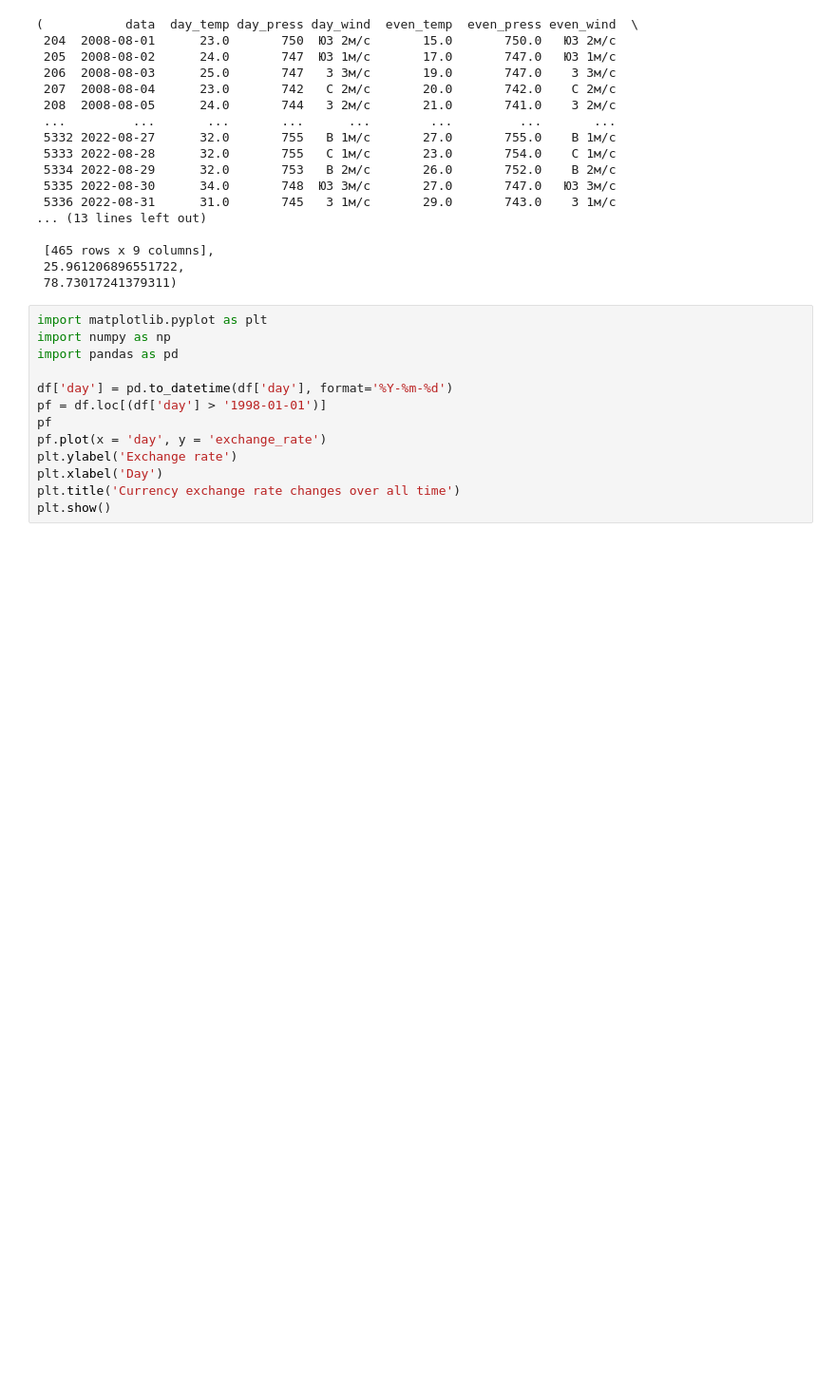
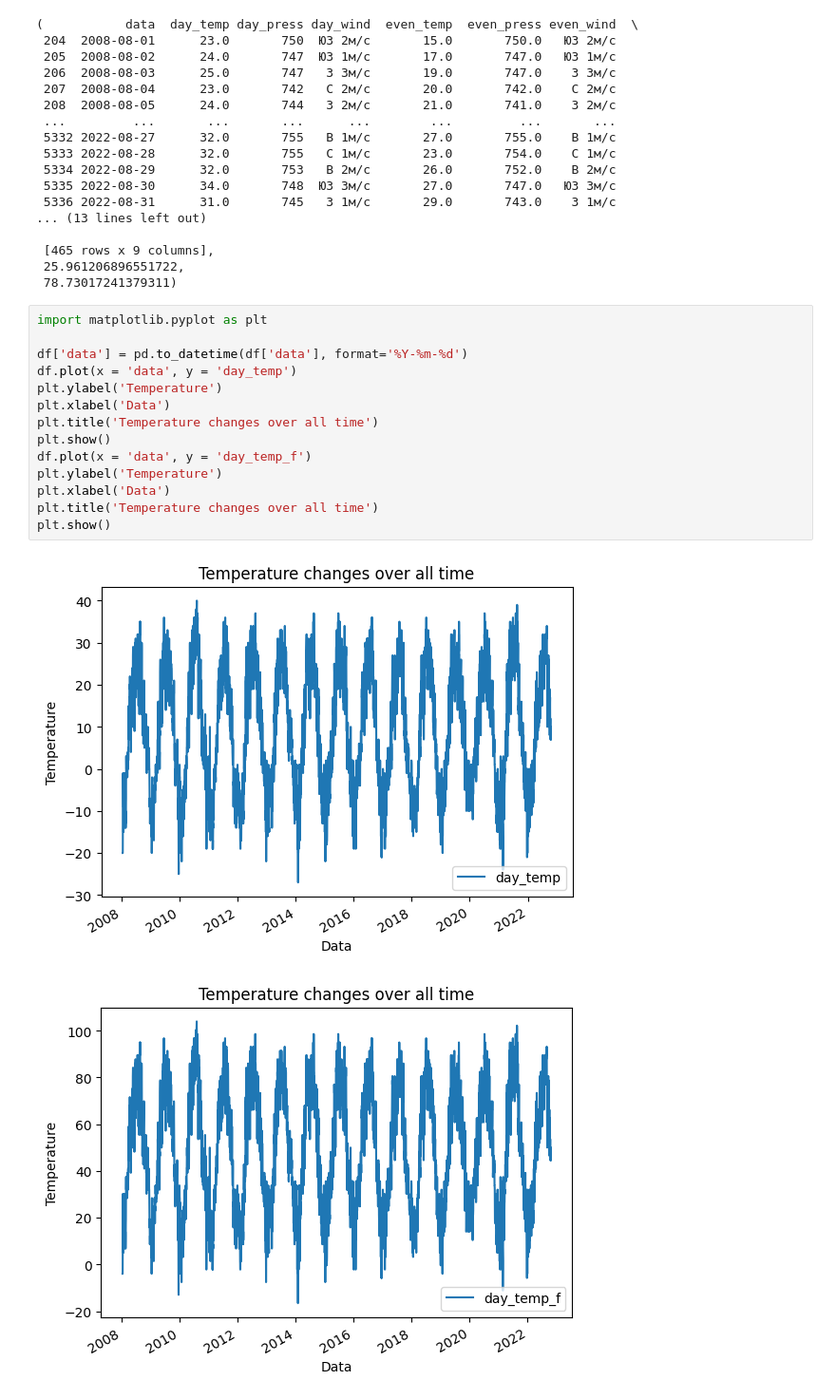
Before and after one commit to xwills1337/python_laba4, a Jupyter notebook: main.ipynb, the cells around one changed output. Shown: that part at 95% size. Cells and saved outputs as stored; diff of their text form; blank space fills up the shorter version.

```diff
--- a/main.ipynb
+++ b/main.ipynb
@@ -173,14 +173,18 @@ group_month(df, 8)
  78.73017241379311)
 # %%
 import matplotlib.pyplot as plt
-import numpy as np
-import pandas as pd
 
-df['day'] = pd.to_datetime(df['day'], format='%Y-%m-%d')
-pf = df.loc[(df['day'] > '1998-01-01')]
-pf
-pf.plot(x = 'day', y = 'exchange_rate')
-plt.ylabel('Exchange rate')
-plt.xlabel('Day')
-plt.title('Сurrency exchange rate changes over all time')
+df['data'] = pd.to_datetime(df['data'], format='%Y-%m-%d')
+df.plot(x = 'data', y = 'day_temp')
+plt.ylabel('Temperature')
+plt.xlabel('Data')
+plt.title('Temperature changes over all time')
 plt.show()
+df.plot(x = 'data', y = 'day_temp_f')
+plt.ylabel('Temperature')
+plt.xlabel('Data')
+plt.title('Temperature changes over all time')
+plt.show()
+# %% [output]
+[figure, added]
+[figure, added]
```
Also changed, not shown: parts of 2 cells of this notebook.
